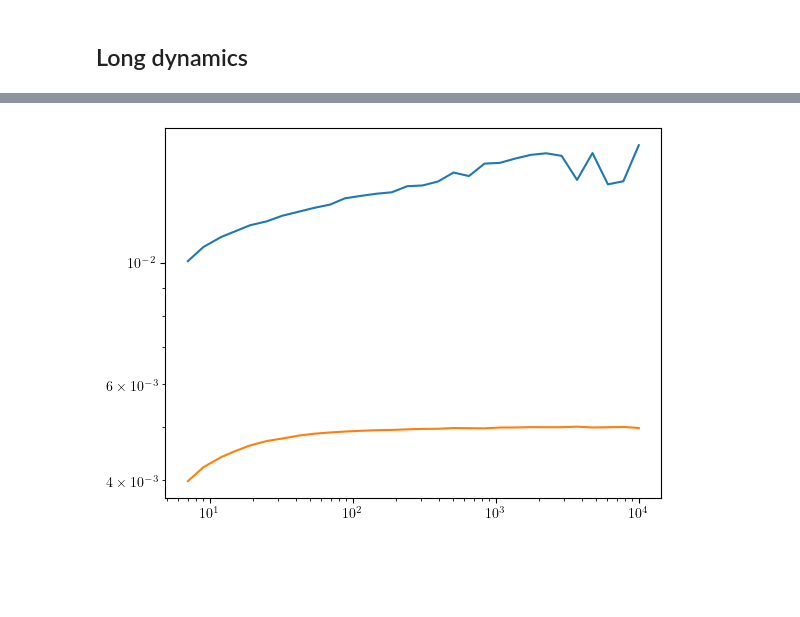
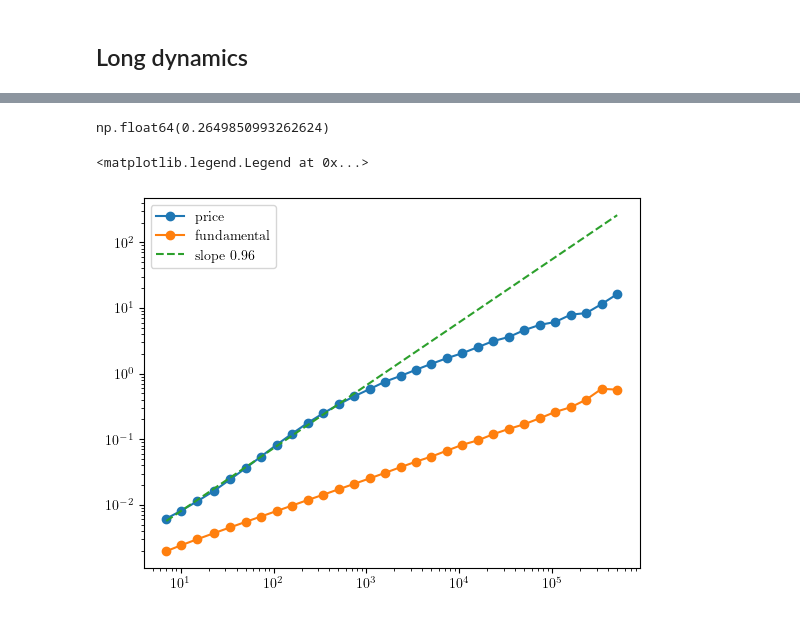
Before and after one commit to paololapo/LuxMarchesiModel, a Jupyter notebook: notebook.ipynb, the cells around one changed output, grey strips where cells are left out. Saved outputs shown, nothing was run; the diff lists cells and outputs as text; code cells hidden in the pictures; blank space fills up the shorter version.

```diff
--- a/notebook.ipynb
+++ b/notebook.ipynb
@@ -225,14 +229,33 @@ def doDFA(data, max_data=None, num_points=30):
 
     return lengths, fluctuations
+# %%
+x = np.random.random(100)
+getFluctuation(x, 10)
+# %% [output]
+np.float64(0.2649850993262624)
 # %%
-ret = logReturns(history["prices"], 1, False)
-lengths, fluctuations = doDFA(ret)
-eps = logReturns(history["fundamentals"], 1, False)
-lengths_f, fluctuations_f = doDFA(eps)
-plt.plot(lengths, fluctuations, label="price")
-plt.plot(lengths_f, fluctuations_f, label="fundamental")
-
-plt.xscale("log")
-plt.yscale("log")
+ret = np.abs(logReturns(history["prices"], 1, False))
+lengths, fluctuations = doDFA(ret, 5e5, 30)
+eps = np.abs(logReturns(history["fundamentals"], 1, False))
+lengths_f, fluctuations_f = doDFA(eps, 5e5, 30)
-# %% [output]
-[figure, removed]
+# %%
+plt.plot(lengths, fluctuations, "o-", label="price")
+plt.plot(lengths_f, fluctuations_f, "o-", label="fundamental")
+
+#plt.plot(lengths, 0.1*lengths**0.5, "--", label="slope 0.5")
+
+plt.xscale("log")
+plt.yscale("log")
+plt.legend()
+
+#plt.xlim(1e2, 1e5)
+
+# Fit a line to the data
+cutoff = (0, 1e3)
+mask = (lengths > cutoff[0]) & (lengths < cutoff[1])
+coeffs = np.polyfit(np.log(lengths[mask]), np.log(fluctuations[mask]), 1)
+plt.plot(lengths, np.exp(coeffs[1]) * lengths**coeffs[0], "--", label=f"slope {coeffs[0]:.2f}")
+plt.legend()
+# %% [output]
+<matplotlib.legend.Legend at 0x...>
+[figure, added]
```
Also changed, not shown: parts of 3 cells of this notebook, 3 other files.
